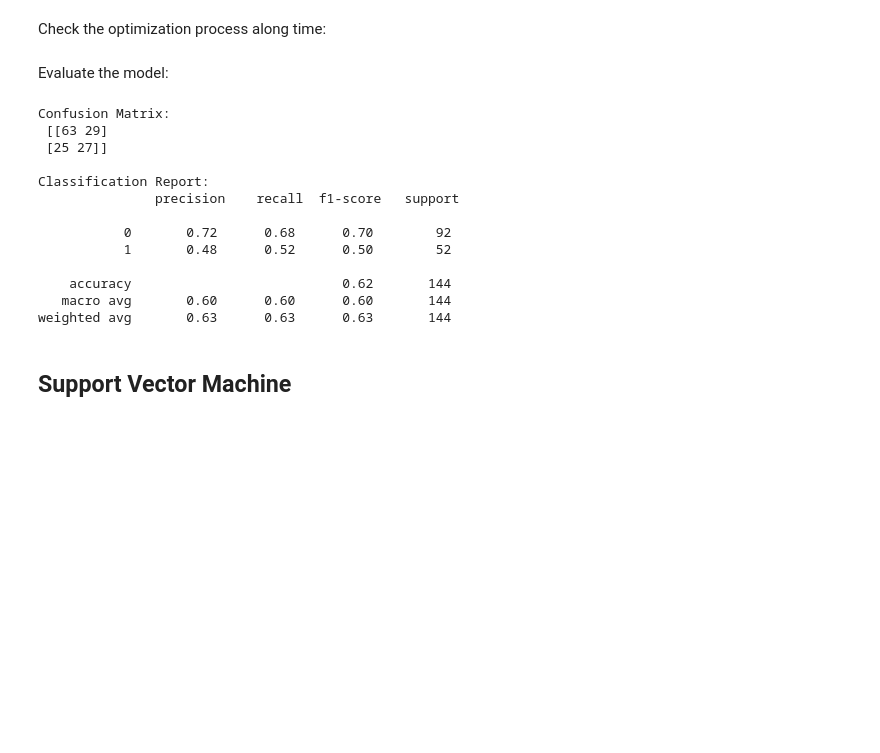
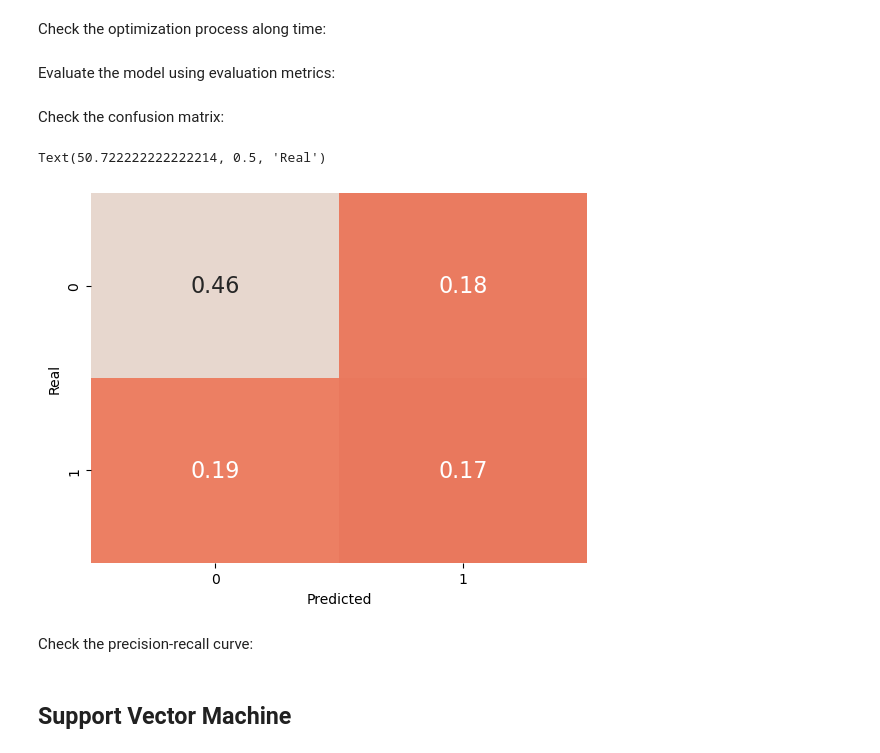
Before and after one commit to MiguelGomGar/TFM, a Jupyter notebook: notebooks/classical_models.ipynb, the cells around one changed output. Cells and saved outputs as stored; diff of their text form; code cells hidden in the pictures; blank space fills up the shorter version.

Commit message:
model evaluation metrics and PR curves

```diff
--- a/notebooks/classical_models.ipynb
+++ b/notebooks/classical_models.ipynb
@@ -100,3 +91,6 @@ memory usage: 88.7 KB
+# %%
+# Drop features
+X = X.drop(['cohort', 'node'], axis=1)
 # %% [markdown]
 ## Preprocessing
 # %% [markdown]
@@ -138 +109,21 @@ ColumnTransformer(transformers=[('num',
+# %%
+# Divide features by their data type
+numeric_features = X.select_dtypes(include=[np.number]).columns
+categorical_features = X.select_dtypes(include='category').columns
+
+# Transformers
+numeric_transformer = Pipeline(steps=[
+    ('scaler', StandardScaler())
+])
+categorical_transformer = Pipeline(steps=[
+    ('cat', OneHotEncoder(handle_unknown='ignore'))
+])
+
+# Join transformers
+preprocessor = ColumnTransformer(
+    transformers=[
+        ('num', numeric_transformer, numeric_features),
+        ('cat', categorical_transformer, categorical_features)
+    ]
+)
 # %% [markdown]
@@ -217,34 +208,44 @@ study_RF = optuna_search_RF.study_
 fig = vis.plot_optimization_history(study_RF)
 fig.show()
 # %% [markdown]
-Evaluate the model:
+Evaluate the model using evaluation metrics:
 # %%
-# Extract the optimized model
+# Extract the model with the best performance
 optimized_RF = optuna_search_RF.best_estimator_
 
-# Make predictions
+# Get predictions
 y_pred_RF = optimized_RF.predict(X_test)
 
-# Generate classification report
-report_RF = classification_report(y_test, y_pred_RF)
+# Get the probabilities of the positive class
+y_scores_RF = optimized_RF.predict_proba(X_test)[:, 1]
 
-# Display results
-print("Confusion Matrix:\n", confusion_matrix(y_test, y_pred_RF))
-print("\nClassification Report:\n", report_RF)
+# Calculate evaluation metrics
+accuracy_RF = accuracy_score(y_test, y_pred_RF)
+precision_RF = precision_score(y_test, y_pred_RF)
+recall_RF = recall_score(y_test, y_pred_RF)
+auc_RF = average_precision_score(y_test, y_pred_RF)
+
+# Calculate the precision and recall values for the given thresholds
+prec_RF, rec_RF, _ = precision_recall_curve(y_test, y_scores_RF)
-# %% [output]
-Confusion Matrix:
- [[63 29]
- [25 27]]
-
-Classification Report:
-               precision    recall  f1-score   support
-
-           0       0.72      0.68      0.70        92
-           1       0.48      0.52      0.50        52
-
-    accuracy                           0.62       144
-   macro avg       0.60      0.60      0.60       144
-weighted avg       0.63      0.63      0.63       144
+# %% [markdown]
+Check the confusion matrix:
+# %%
+# Get the confusion matrix
+cm_RF = confusion_matrix(y_test, y_pred_RF)/len(y_test)
+
+# Plot confusion matrix
+sns.heatmap(cm_RF, annot=True, cmap='coolwarm_r', cbar=False,
+            vmin=0, vmax=1,
+            xticklabels=['0', '1'],
+            yticklabels=['0', '1'],
+            annot_kws={"size": 16})
+plt.xlabel('Predicted')
+plt.ylabel('Real')
+# %% [output]
+Text(50.722222222222214, 0.5, 'Real')
+[figure, added]
+# %% [markdown]
+Check the precision-recall curve:
 # %% [markdown]
 ## Support Vector Machine
 # %% [markdown]
```
Also changed, not shown: parts of 21 cells of this notebook, 5 other files.
